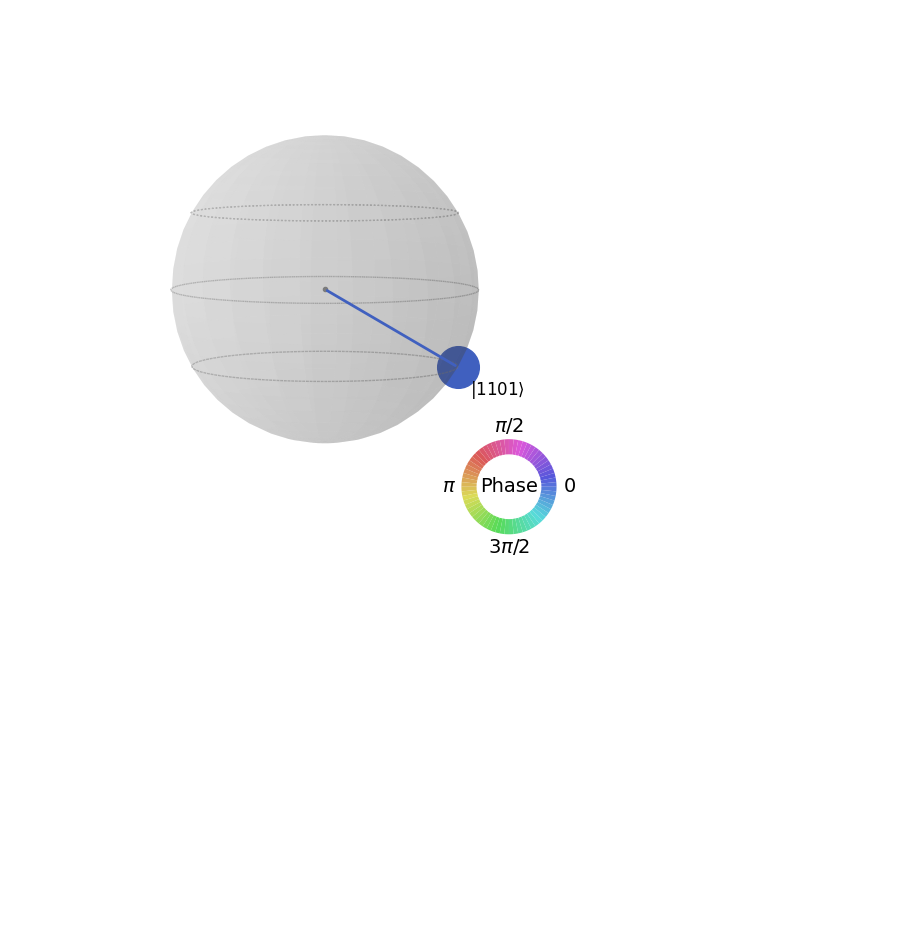
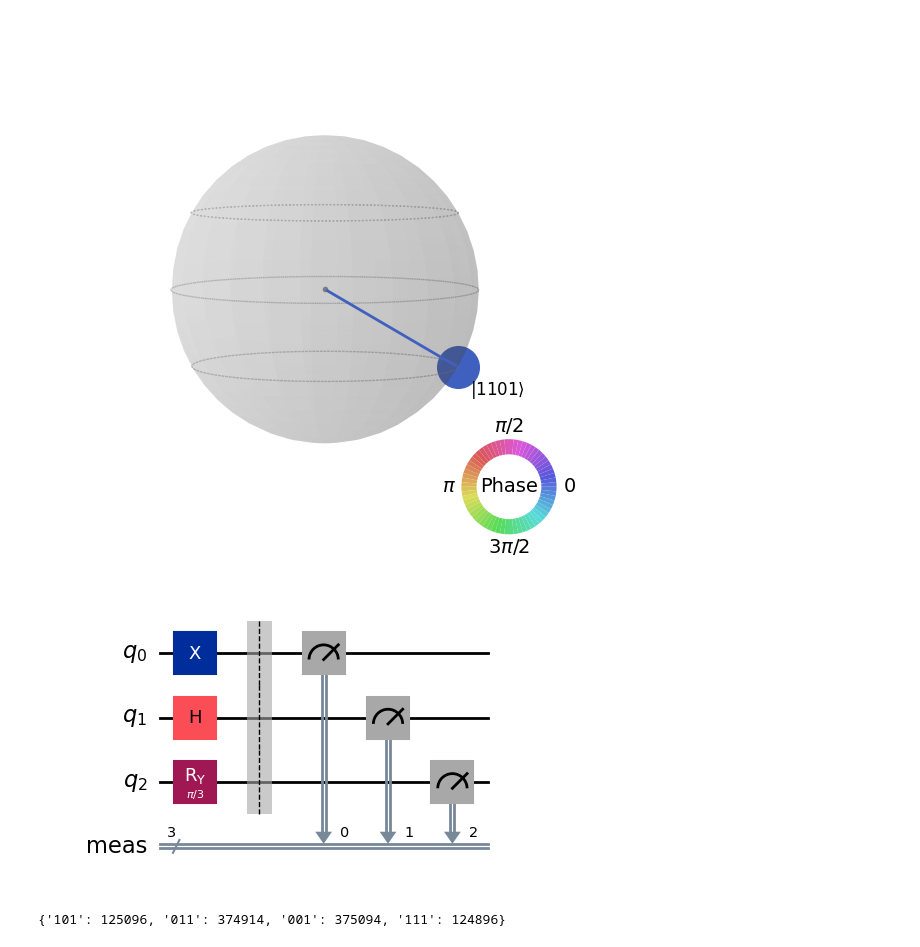
Before and after one commit to SAMANTA1401/Q_computing, a Jupyter notebook: qiskit/experiment.ipynb, the cells around one changed output. Drawn from its saved outputs; the diff is of its cells as text; code cells hidden in the pictures; blank space fills up the shorter version.

```diff
--- a/qiskit/experiment.ipynb
+++ b/qiskit/experiment.ipynb
@@ -154,3 +154,13 @@ plot_state_qsphere(statevector)
 [figure]
 # %%
 from math import pi
+# %%
+
+circuit = QuantumCircuit(3)
+circuit.x(0)
+circuit.h(1)
+circuit.ry(pi / 3, 2) # # Apply a rotation gate around the Y-axis by π/3 to qubit 2
+circuit.measure_all()
+circuit.draw(output='mpl')
+# %% [output]
+[figure, added]
@@ -156,0 +169,7 @@ from math import pi
+# %%
+compiled_circuit = transpile(circuit, simulator)
+sim_result = simulator.run(compiled_circuit, shots = 1000000).result()
+result = sim_result.get_counts()
+print(result)
+# %% [output]
+{'101': 125096, '011': 374914, '001': 375094, '111': 124896}
```
Also changed, not shown: parts of 9 cells of this notebook.
